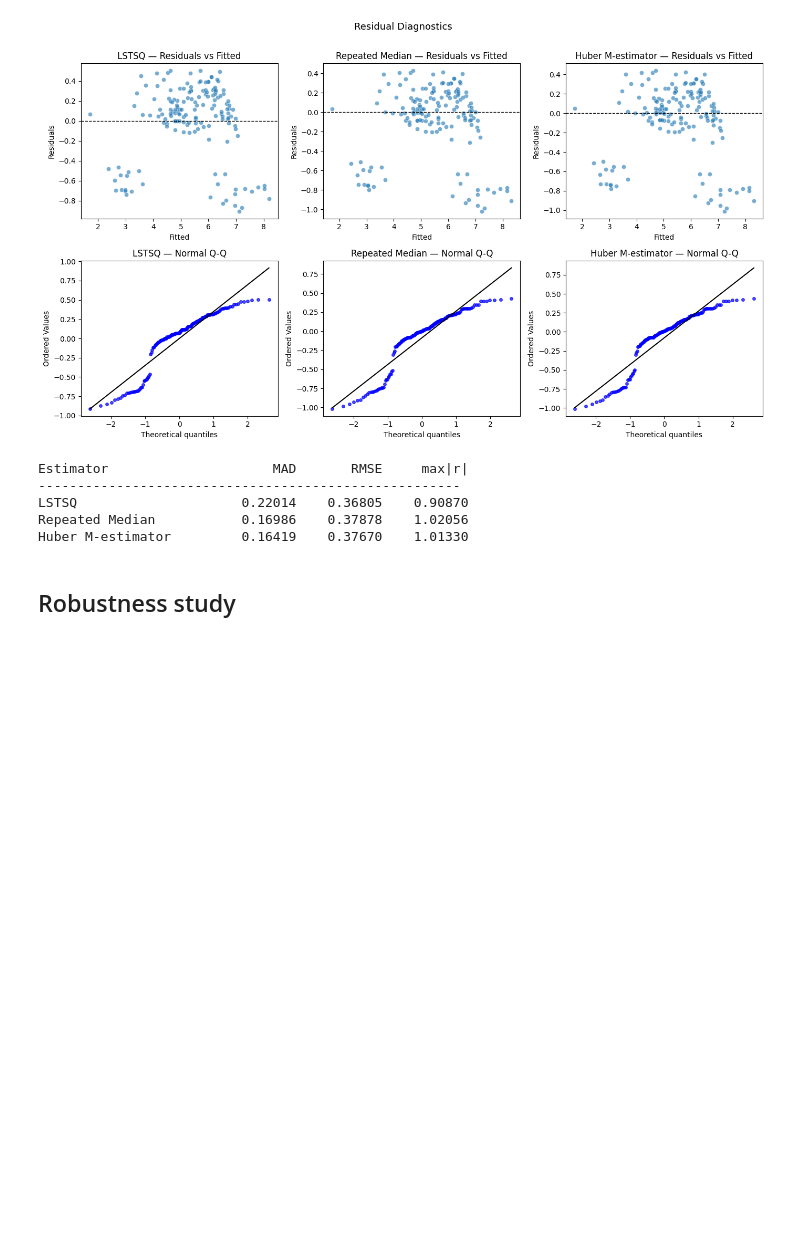
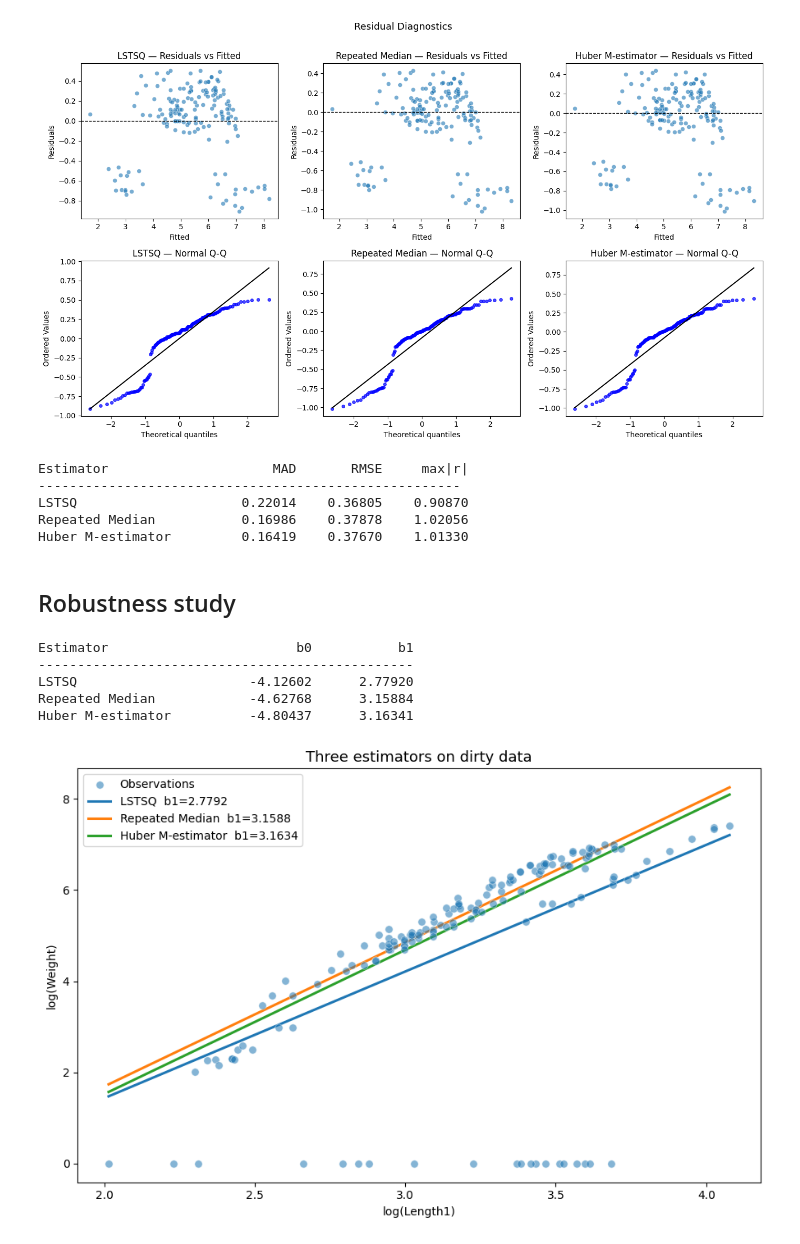
Before and after one commit to AnjaCvetkovic25/huber-vs-repeated-median, a Jupyter notebook: main.ipynb, the cells around one changed output. Drawn from its saved outputs; the diff is of its cells as text; code cells hidden in the pictures; blank space fills up the shorter version.

```diff
--- a/main.ipynb
+++ b/main.ipynb
@@ -291,3 +291,46 @@ Repeated Median           0.16986    0.37878    1.02056
 Huber M-estimator         0.16419    0.37670    1.01330
 # %% [markdown]
 ## Robustness study
+# %%
+x_rob = x.copy()
+y_rob = y.copy()
+
+rng = np.random.default_rng(42)
+number_of_outliers = 20
+outlier_idx = rng.choice(len(y_rob), number_of_outliers, replace=False)
+y_rob.iloc[outlier_idx] = 0
+# %%
+res_lstsq_rob = est.lstsq(x_rob, y_rob)
+res_rep_med_rob = est.repeated_median(x_rob, y_rob)
+res_huber_rob = est.huber_m_estimator(x_rob, y_rob)
+
+estimators_rob = [res_lstsq_rob, res_rep_med_rob, res_huber_rob]
+
+print(f"{'Estimator':<22} {'b0':>12} {'b1':>12}")
+print("-" * 48)
+for r in estimators_rob:
+    print(f"{r['label']:<22} {r['b0']:>12.5f} {r['b1']:>12.5f}")
+# %% [output]
+Estimator                        b0           b1
+------------------------------------------------
+LSTSQ                      -4.12602      2.77920
+Repeated Median            -4.62768      3.15884
+Huber M-estimator          -4.80437      3.16341
+# %%
+xgrid = np.linspace(x_rob.min(), x_rob.max(), 300)
+fig, ax = plt.subplots(figsize=(9, 6))
+
+ax.scatter(x_rob, y_rob, alpha=0.55, s=45,
+           edgecolors='w', linewidths=0.5, label='Observations', zorder=3)
+
+for res in estimators_rob:
+    ax.plot(xgrid, res['b0'] + res['b1'] * xgrid,
+            lw=2.2, label=f"{res['label']}  b1={res['b1']:.4f}")
+
+ax.set_xlabel(f'log({x_col})'); ax.set_ylabel(f'log({y_col})')
+ax.set_title('Three estimators on dirty data', fontsize=13)
+ax.legend()
+plt.tight_layout()
+plt.show()
+# %% [output]
+[figure, added]
```
Also changed, not shown: parts of 1 cell of this notebook, 1 other file.
